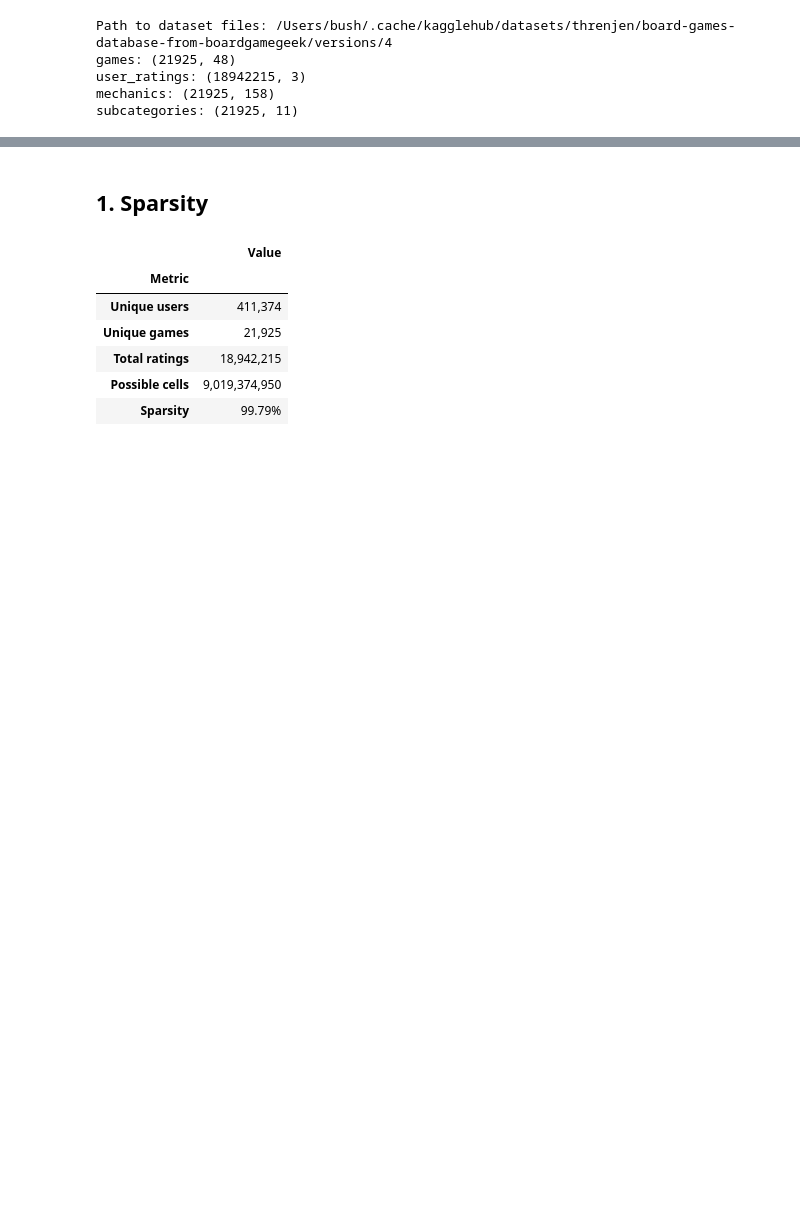
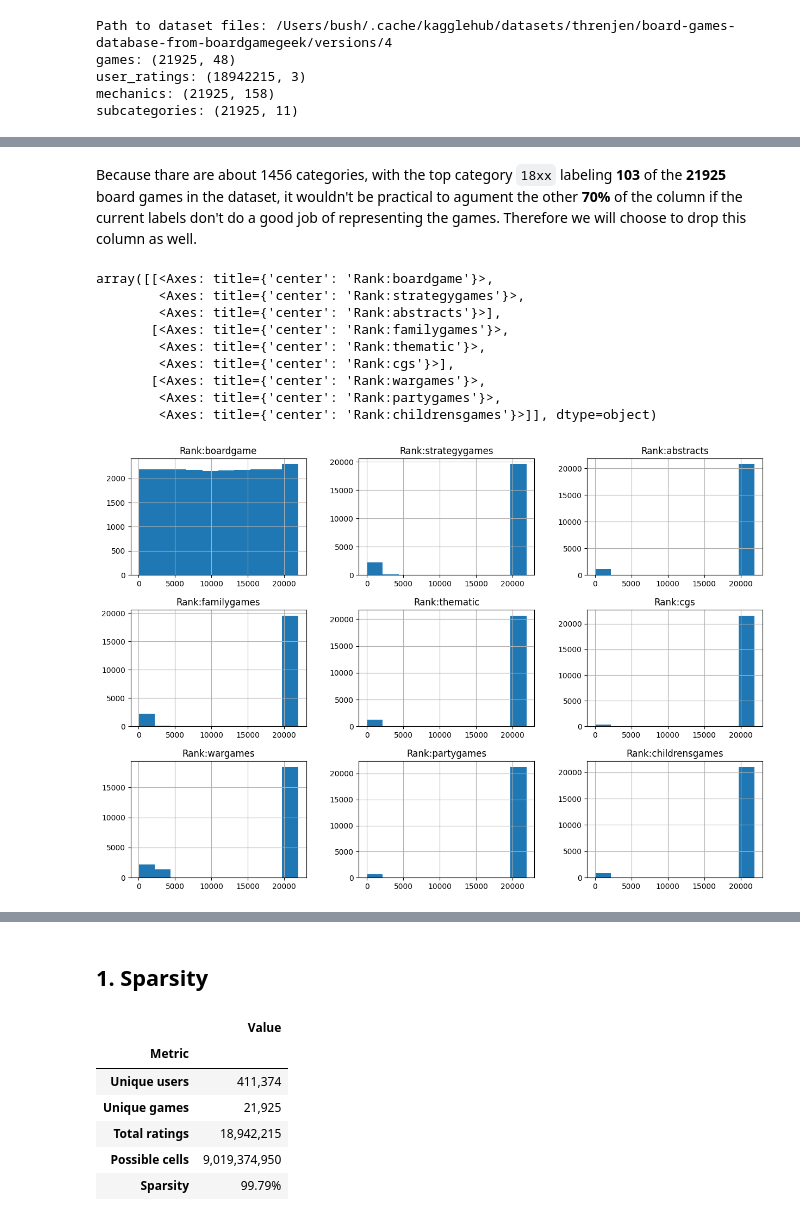
Before and after one commit to AnhVuong146/CMPE_256_game-recommender-system, a Jupyter notebook: Dataset_summary.ipynb, the cells around one changed output, grey strips where cells are left out. Saved outputs shown, nothing was run; the diff lists cells and outputs as text; code cells hidden in the pictures; blank space fills up the shorter version.

```diff
--- a/Dataset_summary.ipynb
+++ b/Dataset_summary.ipynb
@@ -32,0 +151,17 @@ subcategories: (21925, 11)
+# %% [markdown]
+Because thare are about 1456 categories, with the top category `18xx` labeling **103** of the **21925** board games in the dataset, it wouldn't be practical to agument the other **70%** of the column if the current labels don't do a good job of representing the games. Therefore we will choose to drop this column as well.
+# %%
+games[['Rank:boardgame', 'Rank:strategygames', 'Rank:abstracts',
+       'Rank:familygames', 'Rank:thematic', 'Rank:cgs', 'Rank:wargames',
+       'Rank:partygames', 'Rank:childrensgames']].hist(figsize=(15, 10))
+# %% [output]
+array([[<Axes: title={'center': 'Rank:boardgame'}>,
+        <Axes: title={'center': 'Rank:strategygames'}>,
+        <Axes: title={'center': 'Rank:abstracts'}>],
+       [<Axes: title={'center': 'Rank:familygames'}>,
+        <Axes: title={'center': 'Rank:thematic'}>,
+        <Axes: title={'center': 'Rank:cgs'}>],
+       [<Axes: title={'center': 'Rank:wargames'}>,
+        <Axes: title={'center': 'Rank:partygames'}>,
+        <Axes: title={'center': 'Rank:childrensgames'}>]], dtype=object)
+[figure, added]
```
Also changed, not shown: parts of 29 cells of this notebook.
